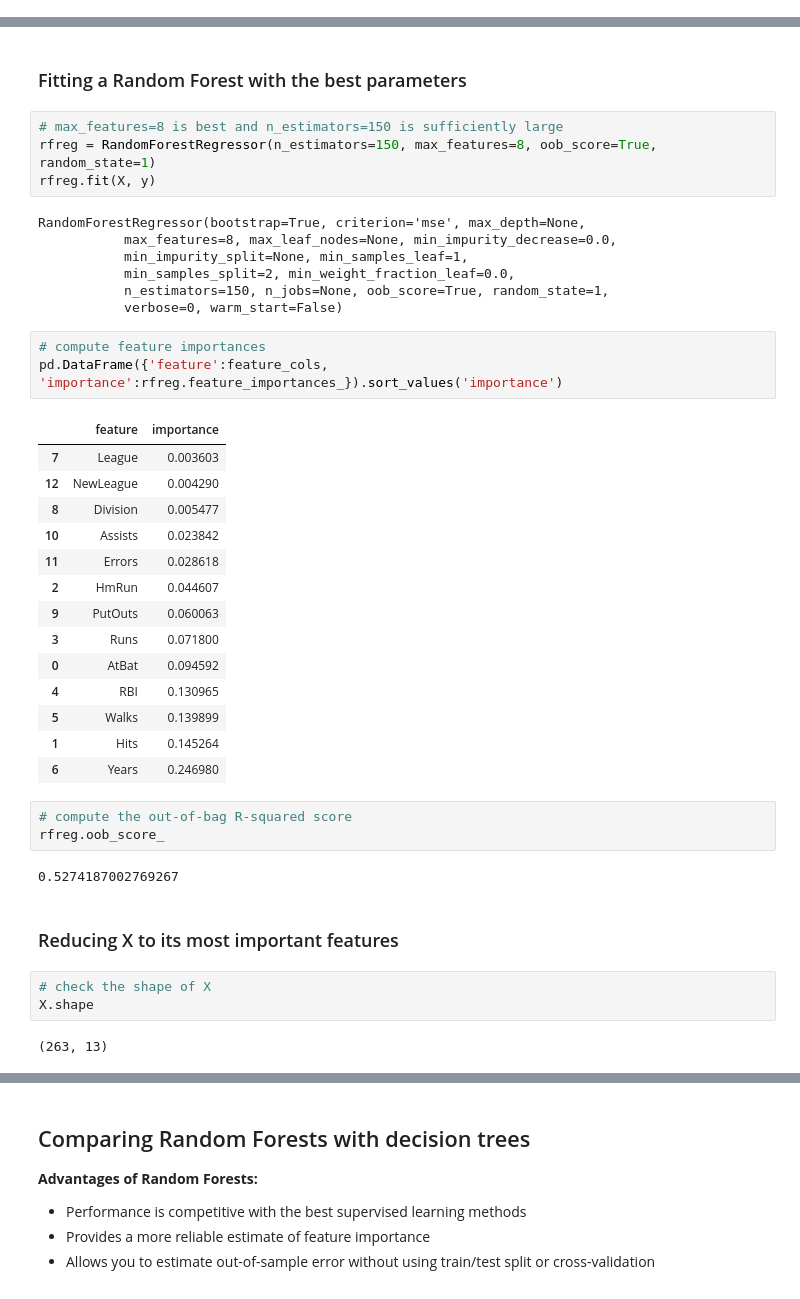
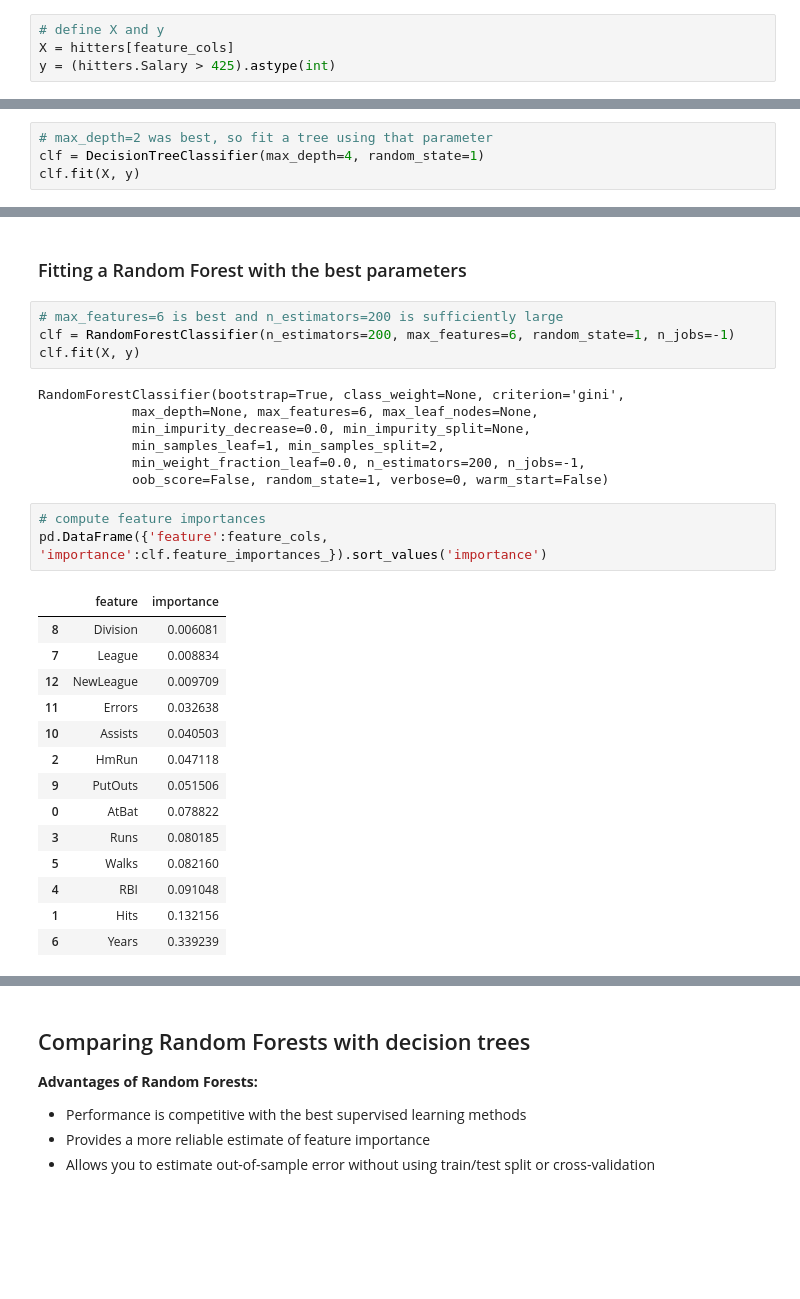
Before and after one commit to albahnsen/PracticalMachineLearningClass, a Jupyter notebook: notebooks/13-Ensembles_RandomForest.ipynb, the cells around one changed output, grey strips where cells are left out. Drawn from its saved outputs; the diff is of its cells as text; blank space fills up the shorter version.

Commit message:
Random Forest

```diff
--- a/notebooks/13-Ensembles_RandomForest.ipynb
+++ b/notebooks/13-Ensembles_RandomForest.ipynb
@@ -174,0 +91,4 @@ RandomForestRegressor(bootstrap=True, criterion='mse', max_depth=None,
+# %%
+# define X and y
+X = hitters[feature_cols]
+y = (hitters.Salary > 425).astype(int)
@@ -174,0 +385,4 @@ RandomForestRegressor(bootstrap=True, criterion='mse', max_depth=None,
+# %%
+# max_depth=2 was best, so fit a tree using that parameter
+clf = DecisionTreeClassifier(max_depth=4, random_state=1)
+clf.fit(X, y)
@@ -228,43 +512,31 @@ sorted(zip(RMSE_scores, feature_range))[0]
 # %% [markdown]
 ### Fitting a Random Forest with the best parameters
 # %%
-# max_features=8 is best and n_estimators=150 is sufficiently large
-rfreg = RandomForestRegressor(n_estimators=150, max_features=8, oob_score=True, random_state=1)
-rfreg.fit(X, y)
+# max_features=6 is best and n_estimators=200 is sufficiently large
+clf = RandomForestClassifier(n_estimators=200, max_features=6, random_state=1, n_jobs=-1)
+clf.fit(X, y)
 # %% [output]
-RandomForestRegressor(bootstrap=True, criterion='mse', max_depth=None,
-           max_features=8, max_leaf_nodes=None, min_impurity_decrease=0.0,
-           min_impurity_split=None, min_samples_leaf=1,
-           min_samples_split=2, min_weight_fraction_leaf=0.0,
-           n_estimators=150, n_jobs=None, oob_score=True, random_state=1,
-           verbose=0, warm_start=False)
+RandomForestClassifier(bootstrap=True, class_weight=None, criterion='gini',
+            max_depth=None, max_features=6, max_leaf_nodes=None,
+            min_impurity_decrease=0.0, min_impurity_split=None,
+            min_samples_leaf=1, min_samples_split=2,
+            min_weight_fraction_leaf=0.0, n_estimators=200, n_jobs=-1,
+            oob_score=False, random_state=1, verbose=0, warm_start=False)
 # %%
 # compute feature importances
-pd.DataFrame({'feature':feature_cols, 'importance':rfreg.feature_importances_}).sort_values('importance')
+pd.DataFrame({'feature':feature_cols, 'importance':clf.feature_importances_}).sort_values('importance')
 # %% [output]
 |  | feature | importance |
-| 7 | League | 0.003603 |
-| 12 | NewLeague | 0.004290 |
-| 8 | Division | 0.005477 |
-| 10 | Assists | 0.023842 |
-| 11 | Errors | 0.028618 |
-| 2 | HmRun | 0.044607 |
-| 9 | PutOuts | 0.060063 |
-| 3 | Runs | 0.071800 |
-| 0 | AtBat | 0.094592 |
-| 4 | RBI | 0.130965 |
-| 5 | Walks | 0.139899 |
-| 1 | Hits | 0.145264 |
-| 6 | Years | 0.246980 |
+| 8 | Division | 0.006081 |
+| 7 | League | 0.008834 |
+| 12 | NewLeague | 0.009709 |
+| 11 | Errors | 0.032638 |
+| 10 | Assists | 0.040503 |
+| 2 | HmRun | 0.047118 |
+| 9 | PutOuts | 0.051506 |
+| 0 | AtBat | 0.078822 |
+| 3 | Runs | 0.080185 |
+| 5 | Walks | 0.082160 |
+| 4 | RBI | 0.091048 |
+| 1 | Hits | 0.132156 |
+| 6 | Years | 0.339239 |
-# %%
-# compute the out-of-bag R-squared score
-rfreg.oob_score_
-# %% [output]
-0.5274187002769267
-# %% [markdown]
-### Reducing X to its most important features
-# %%
-# check the shape of X
-X.shape
-# %% [output]
-(263, 13)
```
Also changed, not shown: parts of 71 cells of this notebook, 2 other files.
